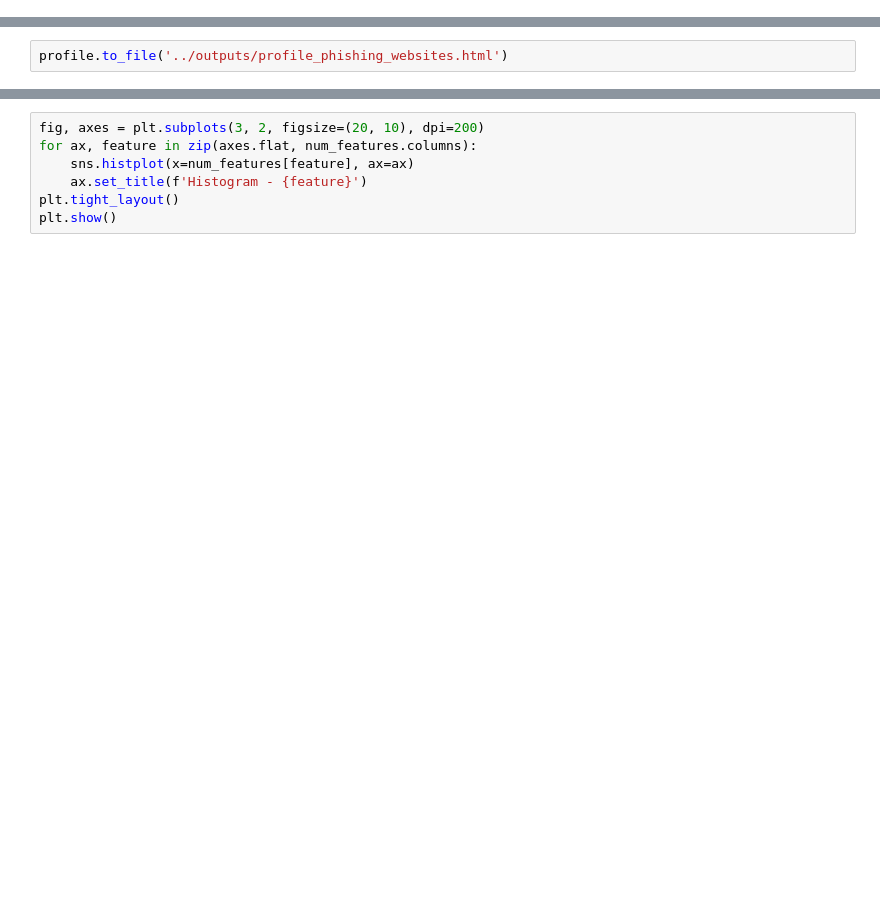
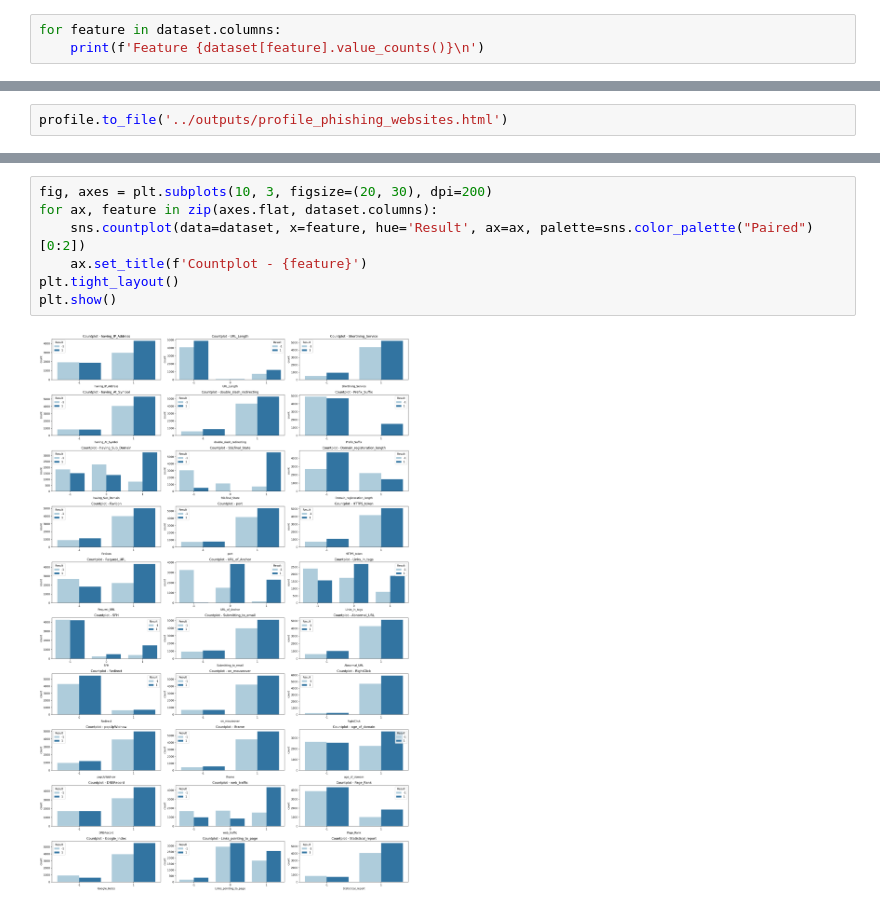
Before and after one commit to giulliabraga/magic-crisp-dm, a Jupyter notebook: notebooks/eda_phishing_websites.ipynb, the cells around one changed output, grey strips where cells are left out. Cells and saved outputs as stored; diff of their text form; blank space fills up the shorter version.

```diff
--- a/notebooks/eda_phishing_websites.ipynb
+++ b/notebooks/eda_phishing_websites.ipynb
@@ -88,0 +74,3 @@ num_features.describe().style.format(precision=2)
+# %%
+for feature in dataset.columns:
+    print(f'Feature {dataset[feature].value_counts()}\n')
@@ -133,7 +109,9 @@ skewness_kurtosis.round(2).style.format(precision=2).background_gradient(
 # %%
-fig, axes = plt.subplots(3, 2, figsize=(20, 10), dpi=200)
-for ax, feature in zip(axes.flat, num_features.columns):
-    sns.histplot(x=num_features[feature], ax=ax)
-    ax.set_title(f'Histogram - {feature}')
+fig, axes = plt.subplots(10, 3, figsize=(20, 30), dpi=200)
+for ax, feature in zip(axes.flat, dataset.columns):
+    sns.countplot(data=dataset, x=feature, hue='Result', ax=ax, palette=sns.color_palette("Paired")[0:2])
+    ax.set_title(f'Countplot - {feature}')
 plt.tight_layout()
 plt.show()
+# %% [output]
+[figure, added]
```
Also changed, not shown: parts of 26 cells of this notebook, 3 other files.
